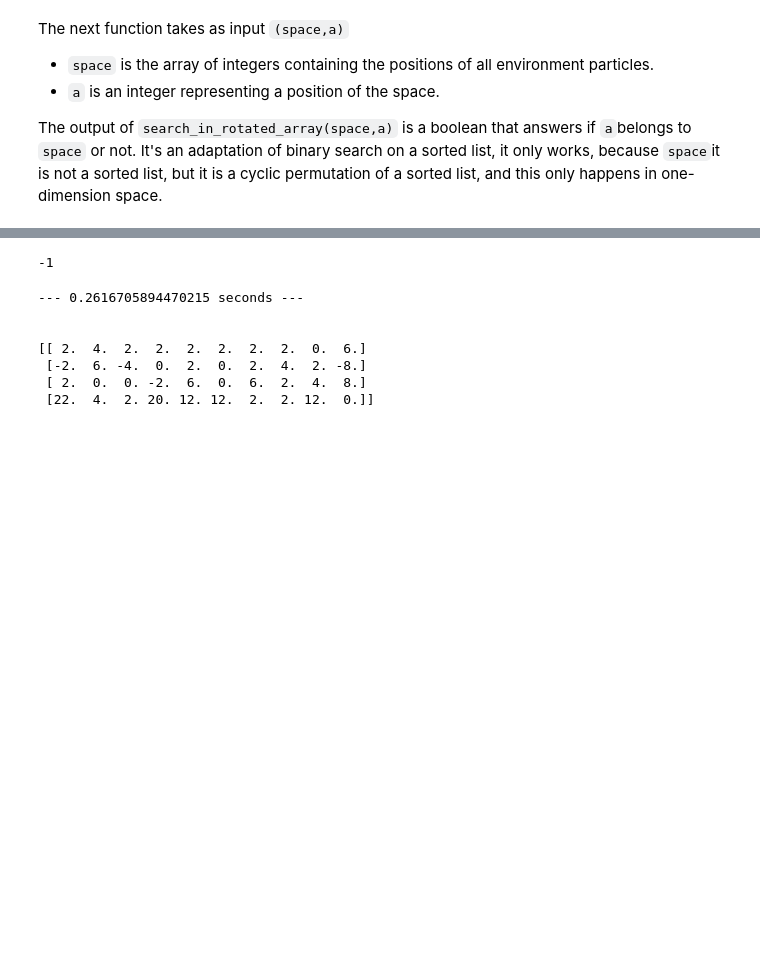
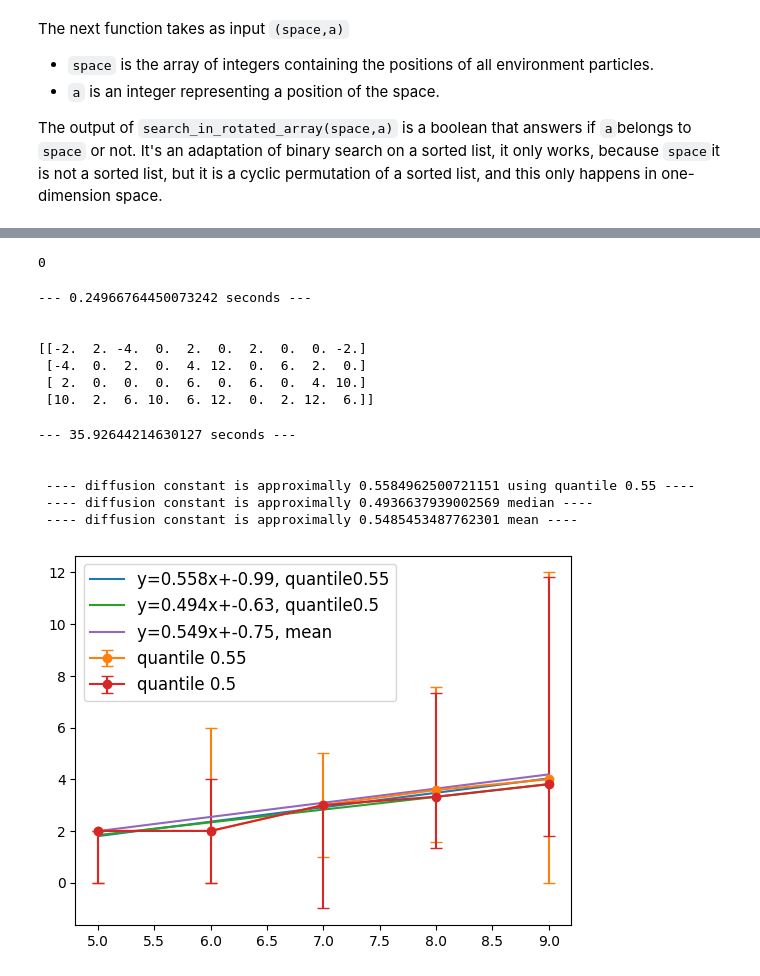
Before and after one commit to IgorSSBarbosa/Random-Walk-on-Random-Environment, a Jupyter notebook: random_walk_on_random_environment.ipynb, the cells around one changed output, grey strips where cells are left out. Saved outputs shown, nothing was run; the diff lists cells and outputs as text; code cells hidden in the pictures; blank space fills up the shorter version.

```diff
--- a/random_walk_on_random_environment.ipynb
+++ b/random_walk_on_random_environment.ipynb
@@ -167,13 +167,13 @@ def random_walk(L,t,right_drift=1/3,left_drift=2/3,mu=1/2,v=1):
 
 # example of use
 L=20
-t=1
+t=20
 right_drift = 1/3
 left_drift = 2/3
 rw = random_walk(L,t)
 print(rw)
 # %% [output]
--1
+0
 # %%
 
 def generate_data(Numbsimul,L,t,right_drift,left_drift,mu=1/2,v=1):
@@ -213,10 +213,30 @@ Numbsimul=10
 A = full_data_random_walk(k1,k2,Numbsimul)
 print(A)
 # %% [output]
---- 0.2616705894470215 seconds ---
+--- 0.24966764450073242 seconds ---
 
 
-[[ 2.  4.  2.  2.  2.  2.  2.  2.  0.  6.]
- [-2.  6. -4.  0.  2.  0.  2.  4.  2. -8.]
- [ 2.  0.  0. -2.  6.  0.  6.  2.  4.  8.]
- [22.  4.  2. 20. 12. 12.  2.  2. 12.  0.]]
+[[-2.  2. -4.  0.  2.  0.  2.  0.  0. -2.]
+ [-4.  0.  2.  0.  4. 12.  0.  6.  2.  0.]
+ [ 2.  0.  0.  0.  6.  0.  6.  0.  4. 10.]
+ [10.  2.  6. 10.  6. 12.  0.  2. 12.  6.]]
+# %%
+from loglogplot import log_log_plot ,domain
+
+k1 = 5
+k2 = 9
+Numbsimul = 128
+A = full_data_random_walk(k1,k2, Numbsimul)
+
+# Making the graphic of log_log_plot
+q = 0.55
+dom = domain(k1,k2)
+log_log_plot(q,dom,A)
+# %% [output]
+--- 35.92644214630127 seconds ---
+
+
+ ---- diffusion constant is approximally 0.5584962500721151 using quantile 0.55 ----
+ ---- diffusion constant is approximally 0.4936637939002569 median ----
+ ---- diffusion constant is approximally 0.5485453487762301 mean ----
+[figure, added]
```
Also changed, not shown: parts of 3 cells of this notebook, 2 other files.
